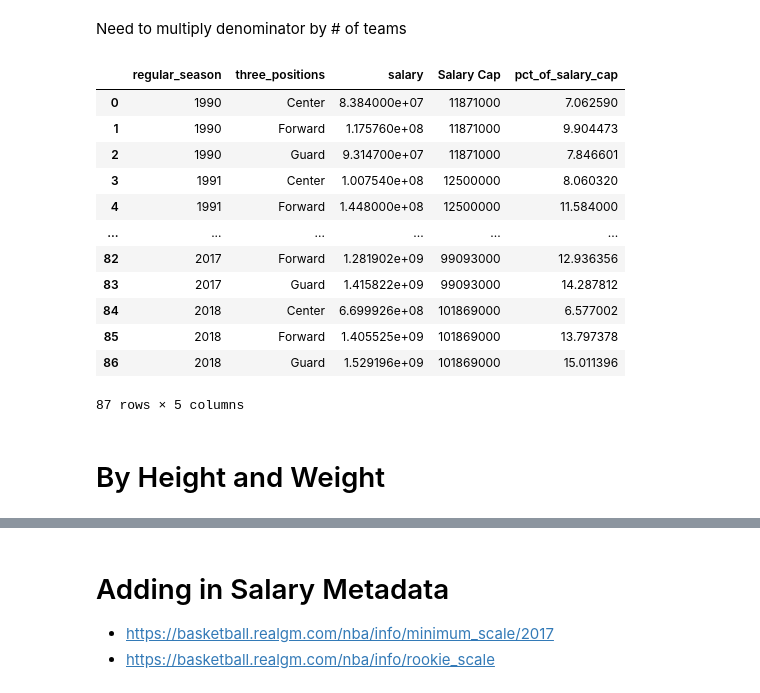
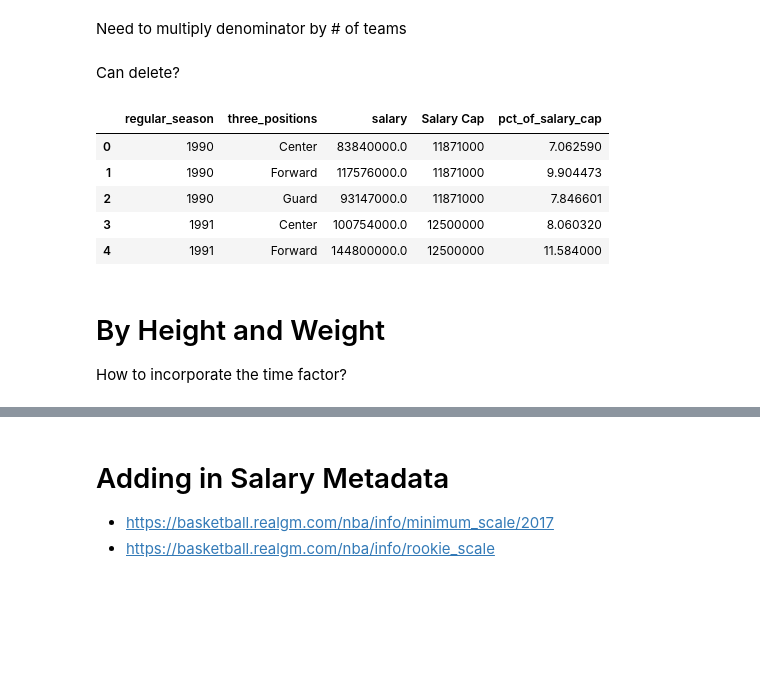
Before and after one commit to wfordh/nba_salaries_work, a Jupyter notebook: salary_analysis_plots.ipynb, the cells around one changed output, grey strips where cells are left out. Drawn from its saved outputs; the diff is of its cells as text; code cells hidden in the pictures; blank space fills up the shorter version.

```diff
--- a/salary_analysis_plots.ipynb
+++ b/salary_analysis_plots.ipynb
@@ -202,3 +202,5 @@ salary_caps.head()
 | 4 | 2023-2024 | 137813000 | 166478000.0 | 4576000.0 | 11690000.0 | 7220000.0 | 6020000.0 |
 # %%
 salary_caps["regular_season"] = salary_caps.Season.apply(lambda x: x.split("-")[0]).astype(int)
+# %%
+season_salary_cap_map = salary_caps.set_index("regular_season")["Salary Cap"]
@@ -205,2 +209,5 @@ salary_caps["regular_season"] = salary_caps.Season.apply(lambda x: x.split("-")[
 # %%
-player_salary_data["salary_pct_of_cap"] = player_salary_data.apply(lambda x: x.salary / bar[x.regular_season], axis=1)
+if 1 == 0:
+    player_salary_data["salary_pct_of_cap"] = player_salary_data.apply(
+        lambda x: x.salary / season_salary_cap_map[x.regular_season], axis=1
+    )
@@ -230,27 +215,23 @@ bar
 Need to multiply denominator by # of teams
 # %%
 num_unique_teams = player_salary_data.groupby("regular_season").team.nunique()
+# %% [markdown]
+Can delete?
 # %%
 foo = player_salary_data.groupby(
         ["regular_season", "three_positions"]
     ).salary.sum().reset_index()
-foo.merge(bar, on="regular_season").assign(pct_of_salary_cap = lambda x: x.salary / x["Salary Cap"])
+foo.merge(season_salary_cap_map, on="regular_season").assign(pct_of_salary_cap = lambda x: x.salary / x["Salary Cap"]).head()
 # %% [output]
 |  | regular_season | three_positions | salary | Salary Cap | pct_of_salary_cap |
-| 0 | 1990 | Center | 8.384000e+07 | 11871000 | 7.062590 |
-| 1 | 1990 | Forward | 1.175760e+08 | 11871000 | 9.904473 |
-| 2 | 1990 | Guard | 9.314700e+07 | 11871000 | 7.846601 |
-| 3 | 1991 | Center | 1.007540e+08 | 12500000 | 8.060320 |
-| 4 | 1991 | Forward | 1.448000e+08 | 12500000 | 11.584000 |
-| ... | ... | ... | ... | ... | ... |
-| 82 | 2017 | Forward | 1.281902e+09 | 99093000 | 12.936356 |
-| 83 | 2017 | Guard | 1.415822e+09 | 99093000 | 14.287812 |
-| 84 | 2018 | Center | 6.699926e+08 | 101869000 | 6.577002 |
-| 85 | 2018 | Forward | 1.405525e+09 | 101869000 | 13.797378 |
-| 86 | 2018 | Guard | 1.529196e+09 | 101869000 | 15.011396 |
+| 0 | 1990 | Center | 83840000.0 | 11871000 | 7.062590 |
+| 1 | 1990 | Forward | 117576000.0 | 11871000 | 9.904473 |
+| 2 | 1990 | Guard | 93147000.0 | 11871000 | 7.846601 |
+| 3 | 1991 | Center | 100754000.0 | 12500000 | 8.060320 |
+| 4 | 1991 | Forward | 144800000.0 | 12500000 | 11.584000 |
-87 rows × 5 columns
 # %% [markdown]
 # By Height and Weight
+How to incorporate the time factor?
 # %%
 player_salary_data.head()
 # %% [output]
```
Also changed, not shown: parts of 21 cells of this notebook, 3 other files.
